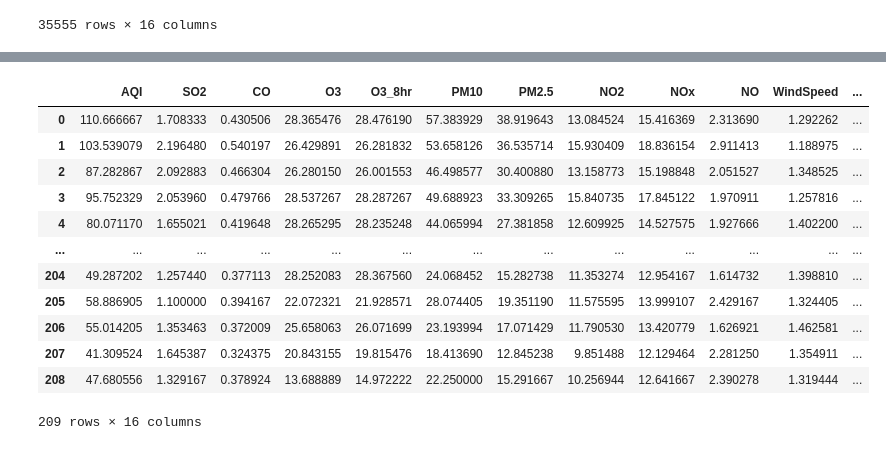
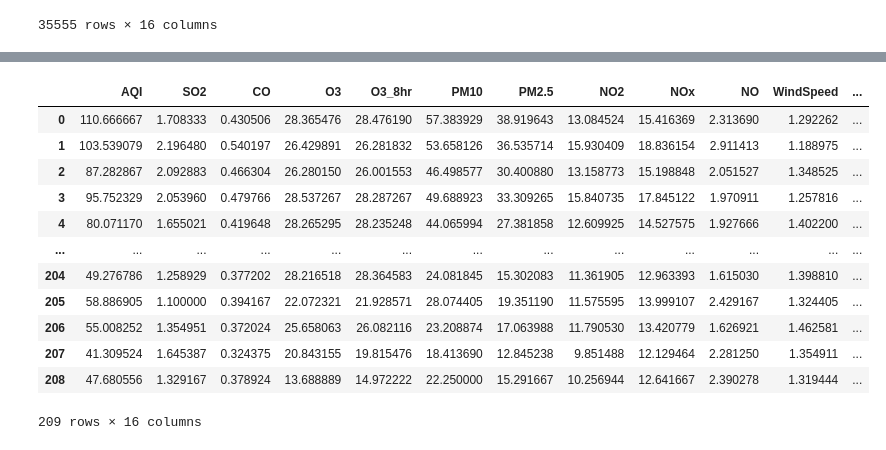
Before and after one commit to William-07/Air-Quality-Analysis-in-Puli, a Jupyter notebook: Code/Preprocessing_DM.ipynb, the cells around one changed output, grey strips where cells are left out. Drawn from its saved outputs; the diff is of its cells as text; code cells hidden in the pictures.

```diff
--- a/Code/Preprocessing_DM.ipynb
+++ b/Code/Preprocessing_DM.ipynb
@@ -39,4 +39,4 @@ df_Puli_data = df_Puli_data.interpolate()
 # %%
 #reset the index
-df_Puli_data = df_Puli_data.reset_index(drop=True)
+df_Hourly_Air_Data = df_Hourly_Air_Data.reset_index(drop=True)
 # %%
@@ -276,19 +183,38 @@ df_weeks
 # %%
+#3. assign season to each week
 Season = []
 season = " "
-#week data
-for s in df_weeks['Season_code']:
+for s in df_Weekly_Air_Data['Season_code']:
     if s/7 == 1:
         season = 'Winter'
     elif s/7 == 2:
         season = 'early spring'
 
     elif s/7 ==3:
         season = 'late spring & summer'
 
     elif s/7 ==4:
         season = 'Autumn'
     #if %7 != 0, the season same with the last one
     else:
         season = season
     Season.append(season)
+
+df_Weekly_Air_Data['Season'] = Season
+df_Weekly_Air_Data = df_Weekly_Air_Data.drop(columns = ['Season_code'])
+
+df_Weekly_Air_Data
+# %% [output]
+|  | AQI | SO2 | CO | O3 | O3_8hr | PM10 | PM2.5 | NO2 | NOx | NO | WindSpeed | ... |
+| 0 | 110.666667 | 1.708333 | 0.430506 | 28.365476 | 28.476190 | 57.383929 | 38.919643 | 13.084524 | 15.416369 | 2.313690 | 1.292262 | ... |
+| 1 | 103.539079 | 2.196480 | 0.540197 | 26.429891 | 26.281832 | 53.658126 | 36.535714 | 15.930409 | 18.836154 | 2.911413 | 1.188975 | ... |
+| 2 | 87.282867 | 2.092883 | 0.466304 | 26.280150 | 26.001553 | 46.498577 | 30.400880 | 13.158773 | 15.198848 | 2.051527 | 1.348525 | ... |
+| 3 | 95.752329 | 2.053960 | 0.479766 | 28.537267 | 28.287267 | 49.688923 | 33.309265 | 15.840735 | 17.845122 | 1.970911 | 1.257816 | ... |
+| 4 | 80.071170 | 1.655021 | 0.419648 | 28.265295 | 28.235248 | 44.065994 | 27.381858 | 12.609925 | 14.527575 | 1.927666 | 1.402200 | ... |
+| ... | ... | ... | ... | ... | ... | ... | ... | ... | ... | ... | ... | ... |
+| 204 | 49.276786 | 1.258929 | 0.377202 | 28.216518 | 28.364583 | 24.081845 | 15.302083 | 11.361905 | 12.963393 | 1.615030 | 1.398810 | ... |
+| 205 | 58.886905 | 1.100000 | 0.394167 | 22.072321 | 21.928571 | 28.074405 | 19.351190 | 11.575595 | 13.999107 | 2.429167 | 1.324405 | ... |
+| 206 | 55.008252 | 1.354951 | 0.372024 | 25.658063 | 26.082116 | 23.208874 | 17.063988 | 11.790530 | 13.420779 | 1.626921 | 1.462581 | ... |
+| 207 | 41.309524 | 1.645387 | 0.324375 | 20.843155 | 19.815476 | 18.413690 | 12.845238 | 9.851488 | 12.129464 | 2.281250 | 1.354911 | ... |
+| 208 | 47.680556 | 1.329167 | 0.378924 | 13.688889 | 14.972222 | 22.250000 | 15.291667 | 10.256944 | 12.641667 | 2.390278 | 1.319444 | ... |
+209 rows × 16 columns
@@ -301,16 +223,0 @@ df_weeks.to_csv("df_weeks.csv", index = False)
-# %%
-df_weeks
-# %% [output]
-|  | AQI | SO2 | CO | O3 | O3_8hr | PM10 | PM2.5 | NO2 | NOx | NO | WindSpeed | ... |
-| 0 | 110.666667 | 1.708333 | 0.430506 | 28.365476 | 28.476190 | 57.383929 | 38.919643 | 13.084524 | 15.416369 | 2.313690 | 1.292262 | ... |
-| 1 | 103.539079 | 2.196480 | 0.540197 | 26.429891 | 26.281832 | 53.658126 | 36.535714 | 15.930409 | 18.836154 | 2.911413 | 1.188975 | ... |
-| 2 | 87.282867 | 2.092883 | 0.466304 | 26.280150 | 26.001553 | 46.498577 | 30.400880 | 13.158773 | 15.198848 | 2.051527 | 1.348525 | ... |
-| 3 | 95.752329 | 2.053960 | 0.479766 | 28.537267 | 28.287267 | 49.688923 | 33.309265 | 15.840735 | 17.845122 | 1.970911 | 1.257816 | ... |
-| 4 | 80.071170 | 1.655021 | 0.419648 | 28.265295 | 28.235248 | 44.065994 | 27.381858 | 12.609925 | 14.527575 | 1.927666 | 1.402200 | ... |
-| ... | ... | ... | ... | ... | ... | ... | ... | ... | ... | ... | ... | ... |
-| 204 | 49.287202 | 1.257440 | 0.377113 | 28.252083 | 28.367560 | 24.068452 | 15.282738 | 11.353274 | 12.954167 | 1.614732 | 1.398810 | ... |
-| 205 | 58.886905 | 1.100000 | 0.394167 | 22.072321 | 21.928571 | 28.074405 | 19.351190 | 11.575595 | 13.999107 | 2.429167 | 1.324405 | ... |
-| 206 | 55.014205 | 1.353463 | 0.372009 | 25.658063 | 26.071699 | 23.193994 | 17.071429 | 11.790530 | 13.420779 | 1.626921 | 1.462581 | ... |
-| 207 | 41.309524 | 1.645387 | 0.324375 | 20.843155 | 19.815476 | 18.413690 | 12.845238 | 9.851488 | 12.129464 | 2.281250 | 1.354911 | ... |
-| 208 | 47.680556 | 1.329167 | 0.378924 | 13.688889 | 14.972222 | 22.250000 | 15.291667 | 10.256944 | 12.641667 | 2.390278 | 1.319444 | ... |
-209 rows × 16 columns
```
Also changed, not shown: parts of 32 cells of this notebook, 5 other files.
